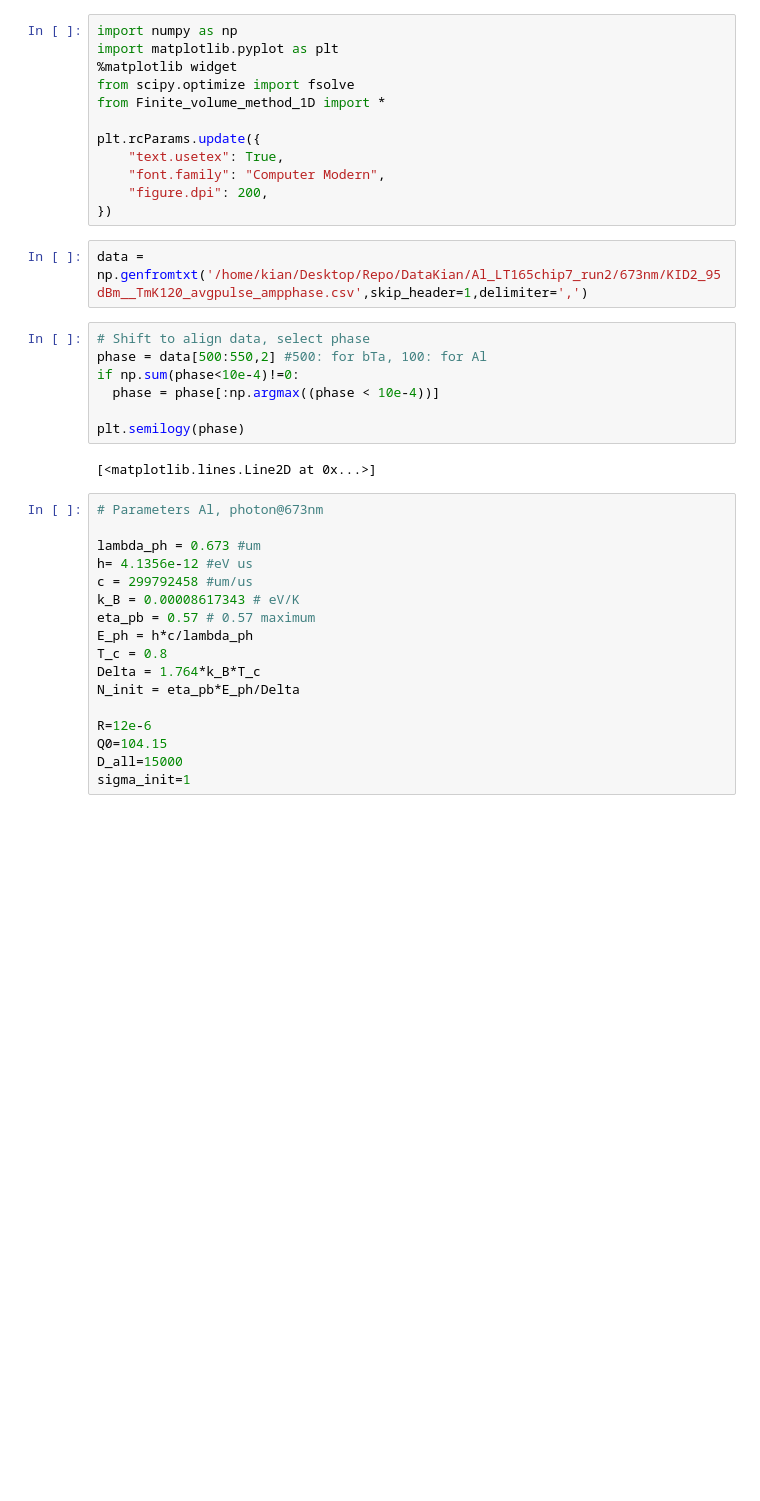
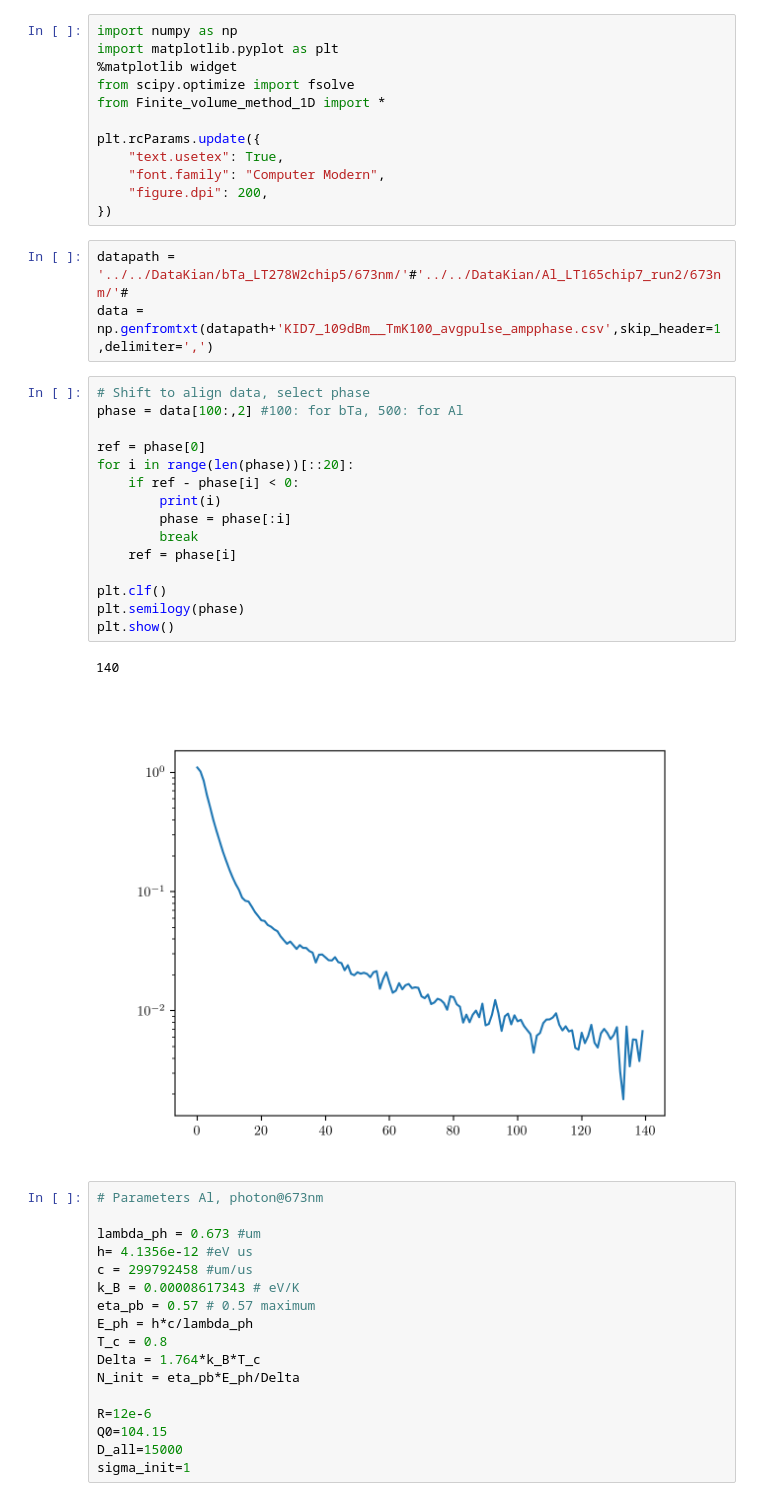
Before and after one commit to 10483/MTP, a Jupyter notebook: FVSimulation/Compare theory with data.ipynb, the cells around one changed output. Drawn from its saved outputs; the diff is of its cells as text; blank space fills up the shorter version.

```diff
--- a/FVSimulation/Compare theory with data.ipynb
+++ b/FVSimulation/Compare theory with data.ipynb
@@ -11,16 +11,26 @@ plt.rcParams.update({
     "figure.dpi": 200,
 })
 # %%
-data = np.genfromtxt('/home/kian/Desktop/Repo/DataKian/Al_LT165chip7_run2/673nm/KID2_95dBm__TmK120_avgpulse_ampphase.csv',skip_header=1,delimiter=',')
+datapath = '../../DataKian/bTa_LT278W2chip5/673nm/'#'../../DataKian/Al_LT165chip7_run2/673nm/'#
+data = np.genfromtxt(datapath+'KID7_109dBm__TmK100_avgpulse_ampphase.csv',skip_header=1,delimiter=',')
 # %%
 # Shift to align data, select phase
-phase = data[500:550,2] #500: for bTa, 100: for Al
-if np.sum(phase<10e-4)!=0:
-  phase = phase[:np.argmax((phase < 10e-4))]
+phase = data[100:,2] #100: for bTa, 500: for Al
 
+ref = phase[0]
+for i in range(len(phase))[::20]:
+    if ref - phase[i] < 0:
+        print(i)
+        phase = phase[:i]
+        break
+    ref = phase[i]
+
+plt.clf()
 plt.semilogy(phase)
+plt.show()
 # %% [output]
-[<matplotlib.lines.Line2D at 0x...>]
+140
+[figure, added]
 # %%
 # Parameters Al, photon@673nm
 
```
Also changed, not shown: parts of 2 cells of this notebook, 2 other files.
